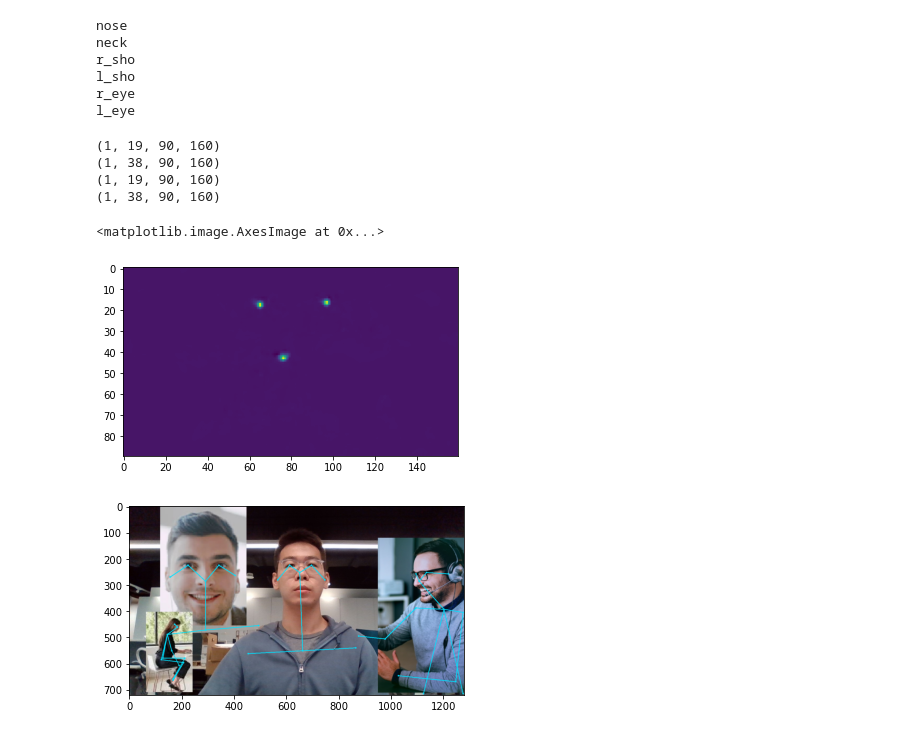
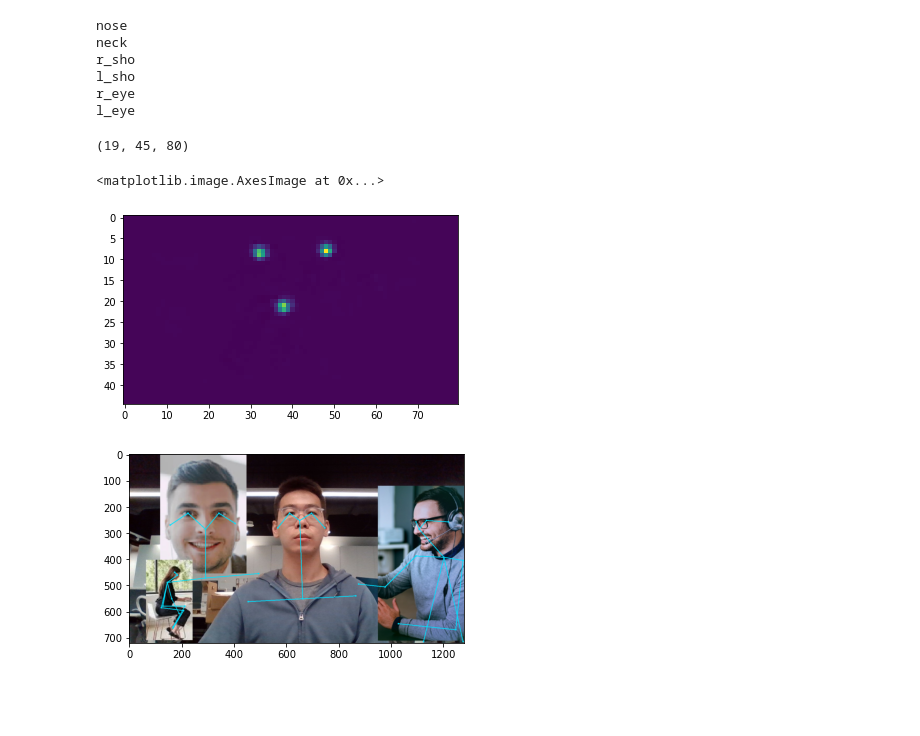
Before and after one commit to sfsy1/lightweight-human-pose-estimation.pytorch, a Jupyter notebook: demo_light.ipynb, the cells around one changed output. Cells and saved outputs as stored; diff of their text form; code cells hidden in the pictures; blank space fills up the shorter version.

```diff
--- a/demo_light.ipynb
+++ b/demo_light.ipynb
@@ -190,29 +190,27 @@ model = onnx.load("pose.onnx")
 # %%
 import onnxruntime as ort
 
-sess = ort.InferenceSession('pose.onnx')
+sess = ort.InferenceSession("pose360smallfloat16.onnx")
 # %%
 img = cv2.imread('calibration/test.png')
-img = cv2.resize(img, (1280,720))
+img = cv2.resize(img, (int(1280/2),int(720/2)))
 # %%
 def normalize(img, img_mean, img_scale):
     img = np.array(img, dtype=np.float32)
     img = (img - img_mean) * img_scale
     return img
 # %%
-inp = np.expand_dims(normalize(img, [128,128,128] ,1/256).transpose(2,0,1),0).astype(np.float32)
+inp = np.expand_dims(normalize(img, [128,128,128] ,1/256).transpose(2,0,1),0).astype(np.float16)
+inp = np.squeeze(inp)
 # %%
 outputs = sess.run(None, {'input': inp})
 # %%
 for i in outputs:
     print(i.shape)
 # %% [output]
-(1, 19, 90, 160)
-(1, 38, 90, 160)
-(1, 19, 90, 160)
-(1, 38, 90, 160)
+(19, 45, 80)
 # %%
-plt.imshow(np.squeeze(outputs[0][:,0,:,:]))
+plt.imshow(np.squeeze(outputs[0][0,:,:]).astype(np.float32))
 # %% [output]
 <matplotlib.image.AxesImage at 0x...>
-[figure, old version]
+[figure, new version]
```
Also changed, not shown: parts of 2 cells of this notebook, 7 other files.
